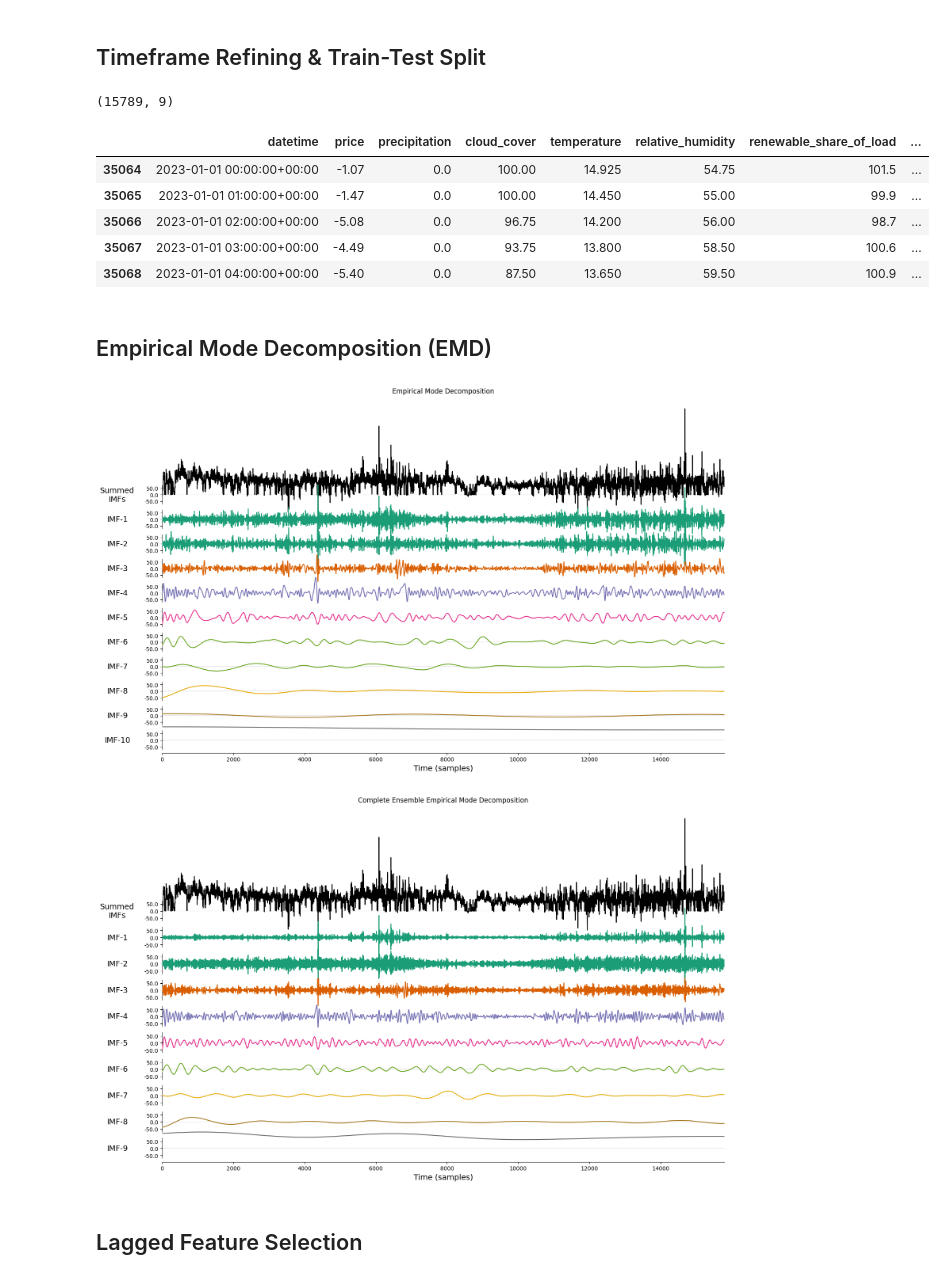
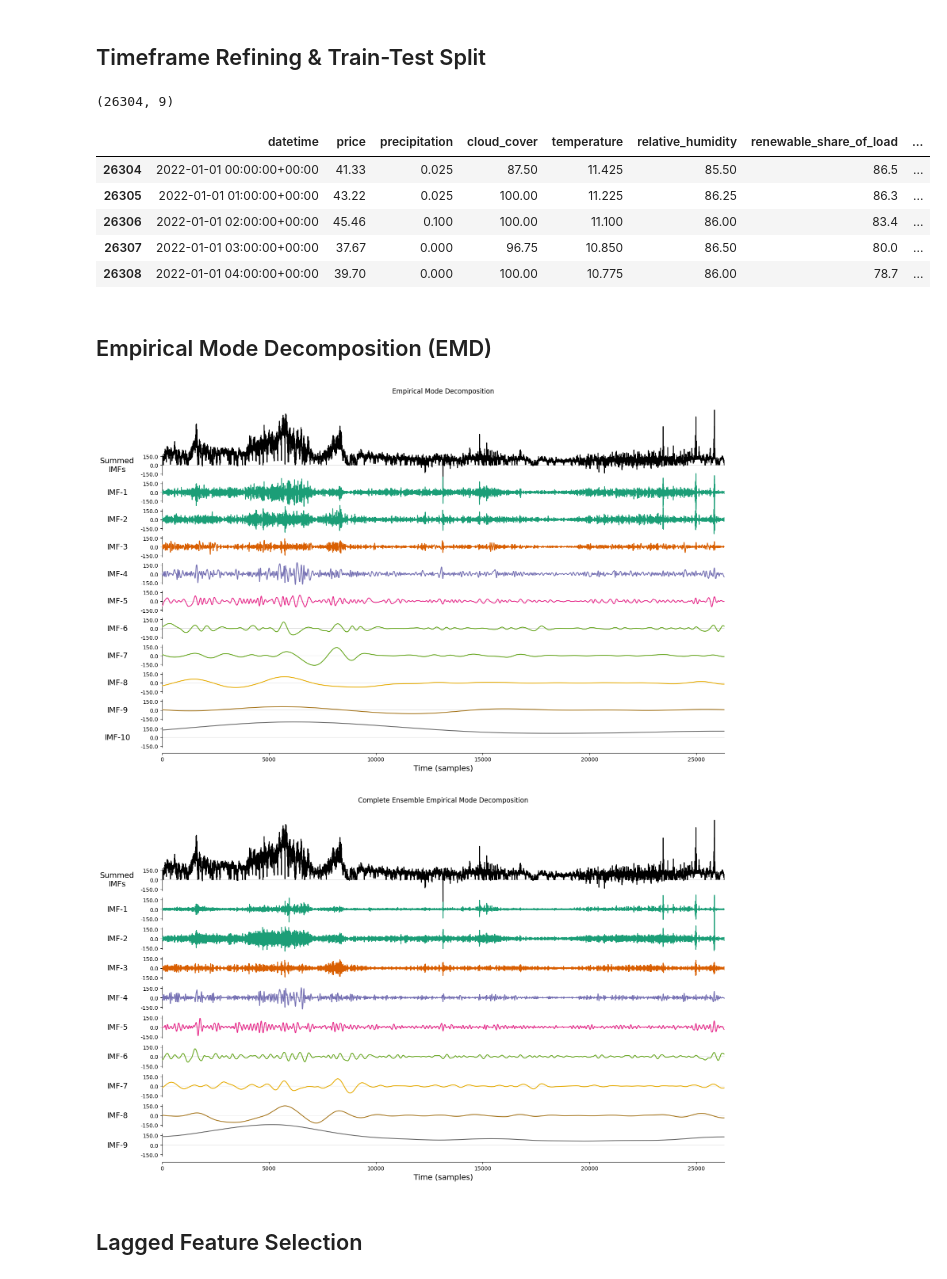
Before and after one commit to BenLeidig/de_lu_epf, a Jupyter notebook: doc/feature_engineering.ipynb, the cells around one changed output. Cells and saved outputs as stored; diff of their text form; code cells hidden in the pictures.

```diff
--- a/doc/feature_engineering.ipynb
+++ b/doc/feature_engineering.ipynb
@@ -22,29 +22,29 @@ pd.set_option('display.max_columns', 100)
 # %%
 data = pd.read_csv('../data/raw/dataset_2019_2025.csv')
 data['datetime'] = pd.to_datetime(data['datetime'], utc=True)
 data = data[data['datetime'].dt.year >= 2022]
 data.to_csv('../data/raw/dataset_2022_2025.csv', index=False)
 tmp_data = data[data['datetime'].dt.year >= 2023]
 tmp_len = len(tmp_data)
 
-train_data = tmp_data.iloc[:int(np.floor(tmp_len*0.9))]
+train_data = data.iloc[:len(data)+int(np.floor(tmp_len*0.9))]
 cols = [
     'datetime', 'price',
     'precipitation', 'cloud_cover', 'temperature', 'relative_humidity',
     'renewable_share_of_load', 'load',
     'sum_cbet'
 ]
 train_data = train_data[cols]
 print(train_data.shape)
 train_data.head()
 # %% [output]
-(15789, 9)
+(26304, 9)
 |  | datetime | price | precipitation | cloud_cover | temperature | relative_humidity | renewable_share_of_load | ... |
-| 35064 | 2023-01-01 00:00:00+00:00 | -1.07 | 0.0 | 100.00 | 14.925 | 54.75 | 101.5 | ... |
-| 35065 | 2023-01-01 01:00:00+00:00 | -1.47 | 0.0 | 100.00 | 14.450 | 55.00 | 99.9 | ... |
-| 35066 | 2023-01-01 02:00:00+00:00 | -5.08 | 0.0 | 96.75 | 14.200 | 56.00 | 98.7 | ... |
-| 35067 | 2023-01-01 03:00:00+00:00 | -4.49 | 0.0 | 93.75 | 13.800 | 58.50 | 100.6 | ... |
-| 35068 | 2023-01-01 04:00:00+00:00 | -5.40 | 0.0 | 87.50 | 13.650 | 59.50 | 100.9 | ... |
+| 26304 | 2022-01-01 00:00:00+00:00 | 41.33 | 0.025 | 87.50 | 11.425 | 85.50 | 86.5 | ... |
+| 26305 | 2022-01-01 01:00:00+00:00 | 43.22 | 0.025 | 100.00 | 11.225 | 86.25 | 86.3 | ... |
+| 26306 | 2022-01-01 02:00:00+00:00 | 45.46 | 0.100 | 100.00 | 11.100 | 86.00 | 83.4 | ... |
+| 26307 | 2022-01-01 03:00:00+00:00 | 37.67 | 0.000 | 96.75 | 10.850 | 86.50 | 80.0 | ... |
+| 26308 | 2022-01-01 04:00:00+00:00 | 39.70 | 0.000 | 100.00 | 10.775 | 86.00 | 78.7 | ... |
 # %% [markdown]
 ## Empirical Mode Decomposition (EMD)
 # %%
@@ -59,7 +59,7 @@ plt.title('Empirical Mode Decomposition')
 plt.tight_layout()
 plt.show()
 # %% [output]
-[figure, old version]
+[figure, new version]
 # %%
 ## Complete Ensemble IMFs
 ### Slight improvement in preventing mode mixing
@@ -70,7 +70,7 @@ plt.title('Complete Ensemble Empirical Mode Decomposition')
 plt.tight_layout()
 plt.show()
 # %% [output]
-[figure, old version]
+[figure, new version]
 # %%
 train_data_imf1 = train_data.copy(deep=True)
 train_data_imf1['price_imf1'] = ce_imfs[:, 0]
```
Also changed, not shown: parts of 8 cells of this notebook.
